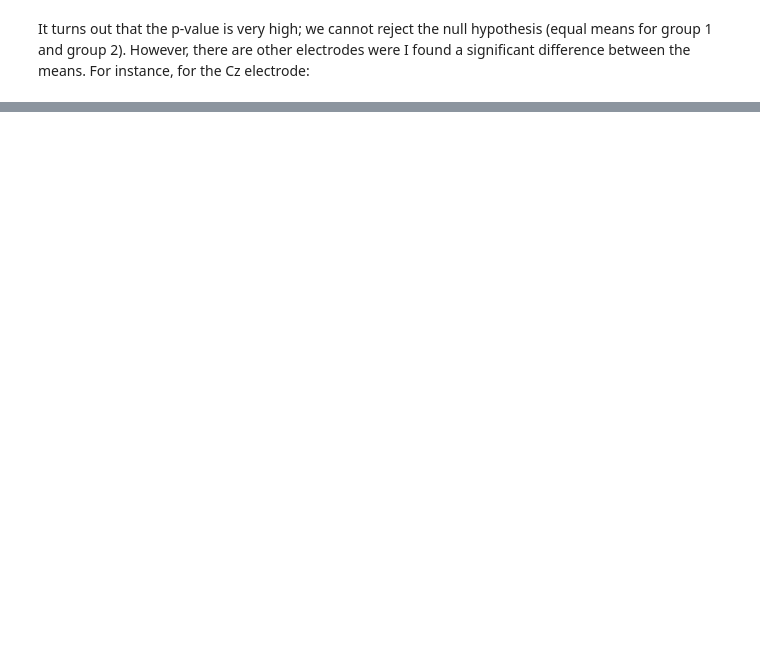
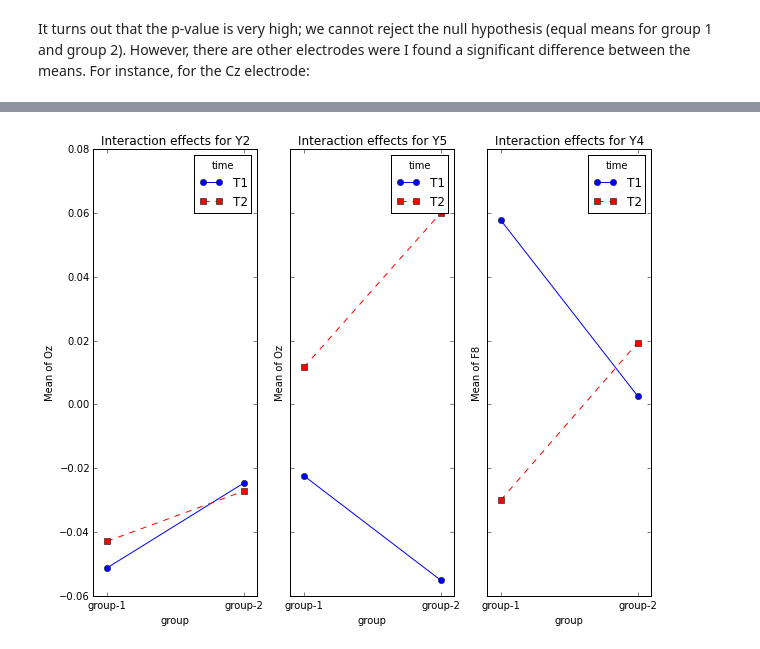
Before and after one commit to dojeda/mensia-test, a Jupyter notebook: src/python/Mensia analyses.ipynb, the cells around one changed output, grey strips where cells are left out. Drawn from its saved outputs; the diff is of its cells as text; code cells hidden in the pictures; blank space fills up the shorter version.

```diff
--- a/src/python/Mensia analyses.ipynb
+++ b/src/python/Mensia analyses.ipynb
@@ -513,0 +341,10 @@ def permutation_test(X1, X2, nperm=1000):
+# %%
+from ptest import interaction_plot
+
+fig,ax = plt.subplots(1,3,sharey=True)
+interaction_plot(data, 'Y2', 'Oz', 'time', 'group', ax[0])
+interaction_plot(data, 'Y5', 'Oz', 'time', 'group', ax[1])
+interaction_plot(data, 'Y4', 'F8', 'time', 'group', ax[2])
+plt.show()
+# %% [output]
+[figure, added]
```
Also changed, not shown: parts of 66 cells of this notebook, 3 other files.
